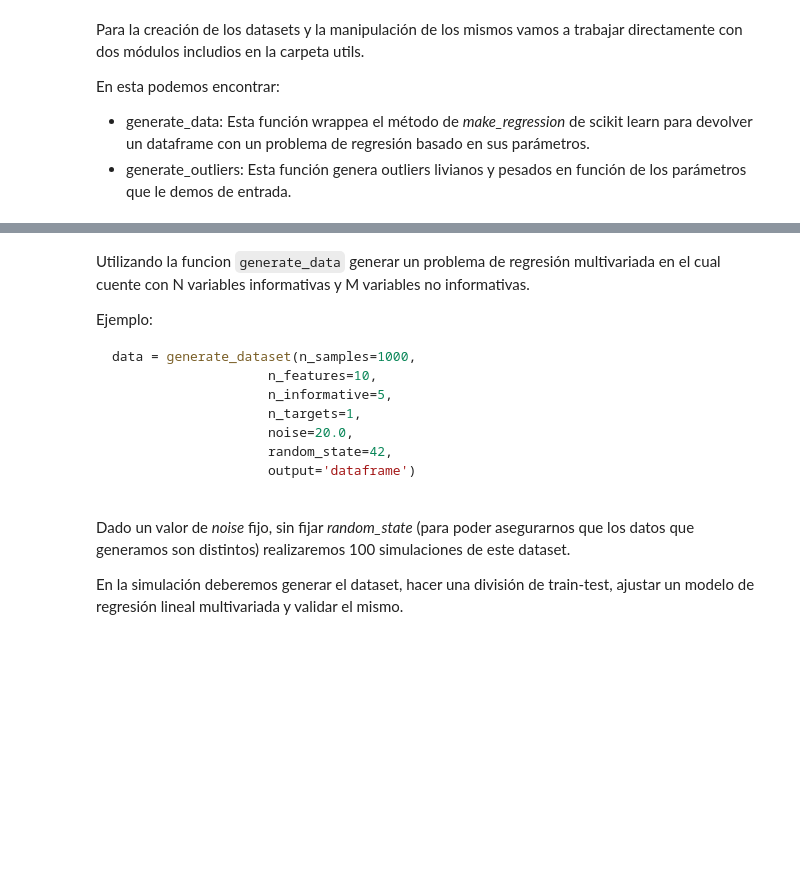
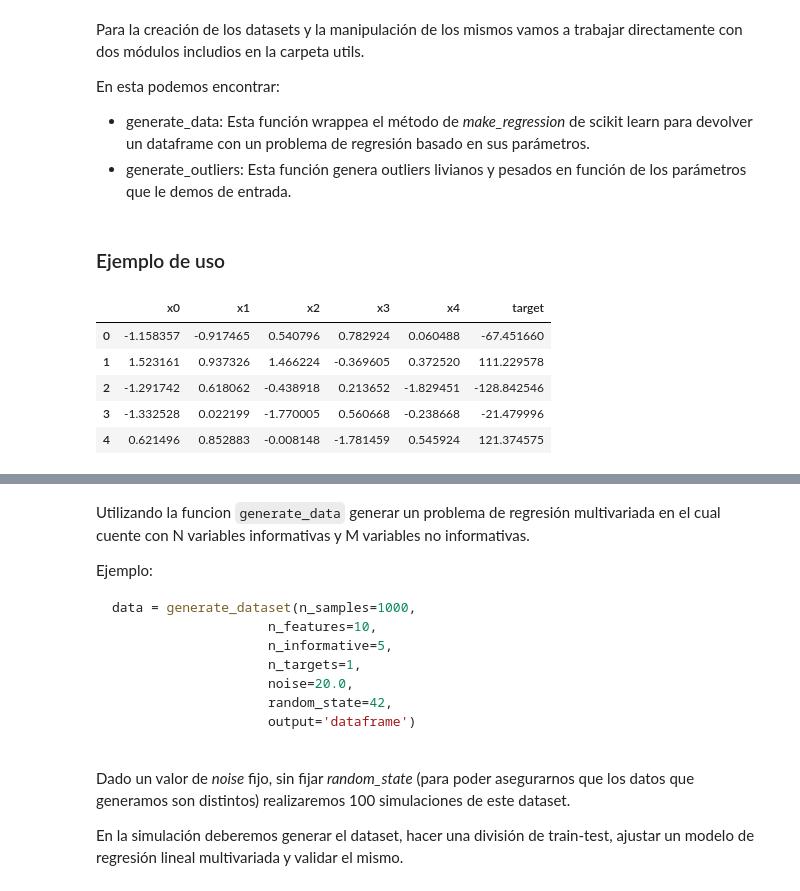
Before and after one commit to FIUBA-Posgrado-Inteligencia-Artificial/intro_ia, a Jupyter notebook: tp_integrador_enunciado/tpi_parte2.ipynb, the cells around one changed output, grey strips where cells are left out. Drawn from its saved outputs; the diff is of its cells as text; code cells hidden in the pictures; blank space fills up the shorter version.

```diff
--- a/tp_integrador_enunciado/tpi_parte2.ipynb
+++ b/tp_integrador_enunciado/tpi_parte2.ipynb
@@ -12,3 +15,5 @@ En esta podemos encontrar:
 # %%
 from utils.data_generation import generate_dataset
 from utils.data_manipulation import generate_outliers
+# %% [markdown]
+### Ejemplo de uso
@@ -14,0 +25,22 @@ from utils.data_manipulation import generate_outliers
+# %%
+## Vamos a crear un dataset primero.
+
+data = generate_dataset(
+    n_samples=1000,
+    n_features=5,
+    n_informative=2,
+    n_targets=1,
+    noise=0,
+    output='dataframe'
+)
+
+## esto nos genera un dataset que contiene 5 features, 2 de los cuales son informativos, y 1 target.
+
+data.head()
+# %% [output]
+|  | x0 | x1 | x2 | x3 | x4 | target |
+| 0 | -1.158357 | -0.917465 | 0.540796 | 0.782924 | 0.060488 | -67.451660 |
+| 1 | 1.523161 | 0.937326 | 1.466224 | -0.369605 | 0.372520 | 111.229578 |
+| 2 | -1.291742 | 0.618062 | -0.438918 | 0.213652 | -1.829451 | -128.842546 |
+| 3 | -1.332528 | 0.022199 | -1.770005 | 0.560668 | -0.238668 | -21.479996 |
+| 4 | 0.621496 | 0.852883 | -0.008148 | -1.781459 | 0.545924 | 121.374575 |
```
Also changed, not shown: parts of 20 cells of this notebook, 1 other file.
